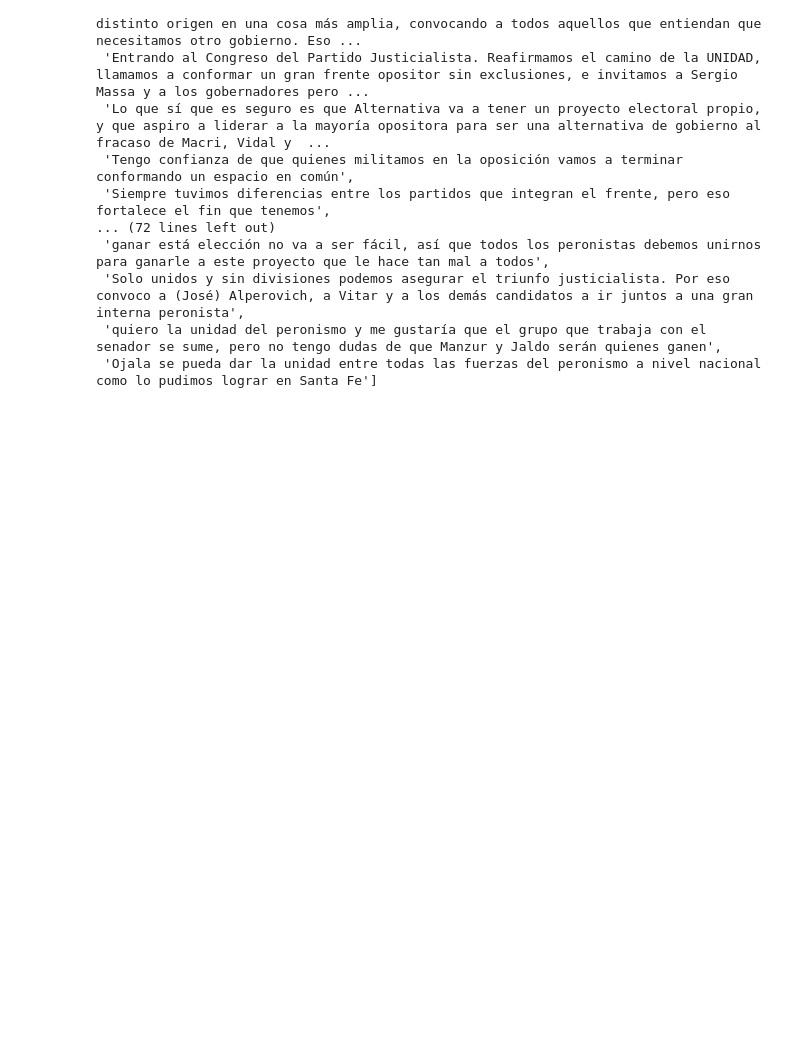
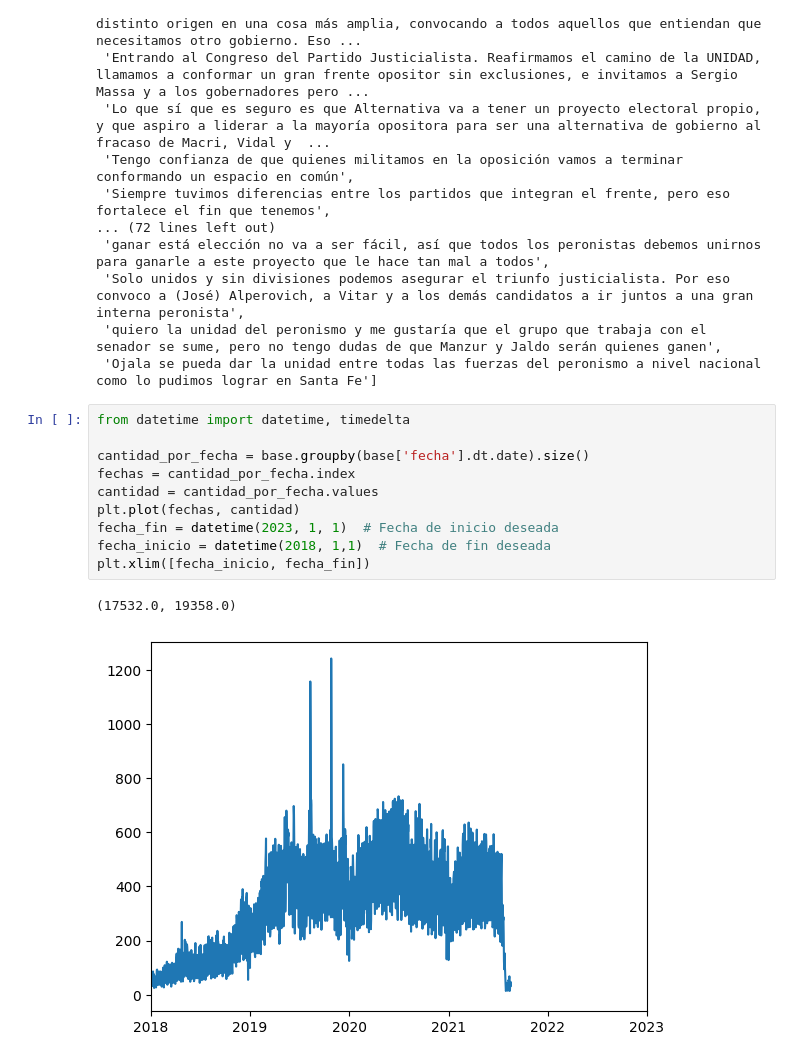
Before and after one commit to Ale-Mildiner/Tesis, a Jupyter notebook: Base_Medios_Arg/series_temporales_clusters.ipynb, the cells around one changed output. Drawn from its saved outputs; the diff is of its cells as text; blank space fills up the shorter version.

```diff
--- a/Base_Medios_Arg/series_temporales_clusters.ipynb
+++ b/Base_Medios_Arg/series_temporales_clusters.ipynb
@@ -188,3 +157,16 @@ cluste_map
  'Solo unidos y sin divisiones podemos asegurar el triunfo justicialista. Por eso convoco a (José) Alperovich, a Vitar y a los demás candidatos a ir juntos a una gran interna peronista',
  'quiero la unidad del peronismo y me gustaría que el grupo que trabaja con el senador se sume, pero no tengo dudas de que Manzur y Jaldo serán quienes ganen',
  'Ojala se pueda dar la unidad entre todas las fuerzas del peronismo a nivel nacional como lo pudimos lograr en Santa Fe']
+# %%
+from datetime import datetime, timedelta
+
+cantidad_por_fecha = base.groupby(base['fecha'].dt.date).size()
+fechas = cantidad_por_fecha.index
+cantidad = cantidad_por_fecha.values
+plt.plot(fechas, cantidad)
+fecha_fin = datetime(2023, 1, 1)  # Fecha de inicio deseada
+fecha_inicio = datetime(2018, 1,1)  # Fecha de fin deseada
+plt.xlim([fecha_inicio, fecha_fin])
+# %% [output]
+(17532.0, 19358.0)
+[figure, added]
```
Also changed, not shown: parts of 4 cells of this notebook, 4 other files.
